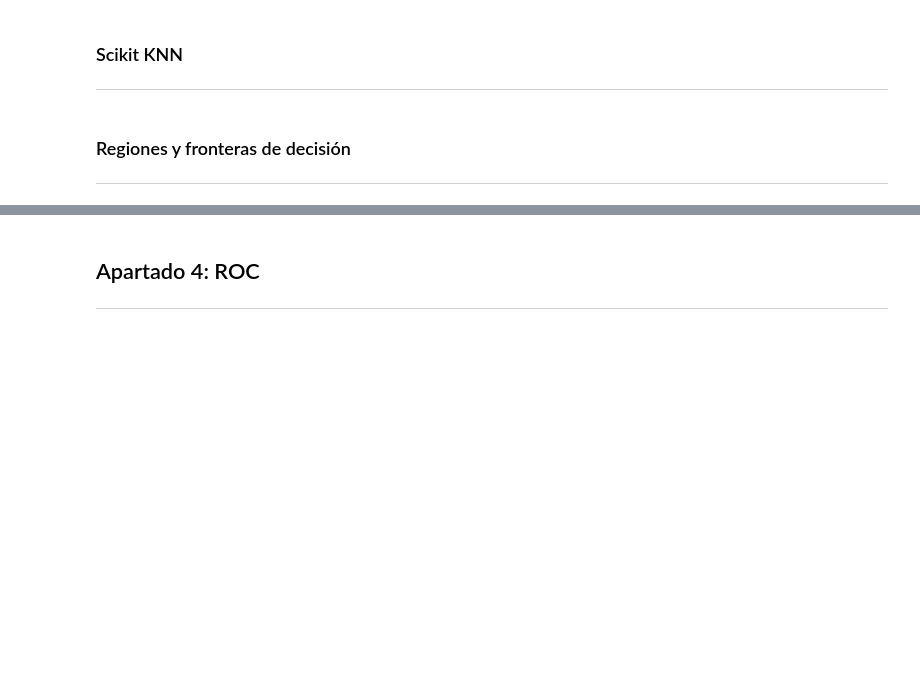
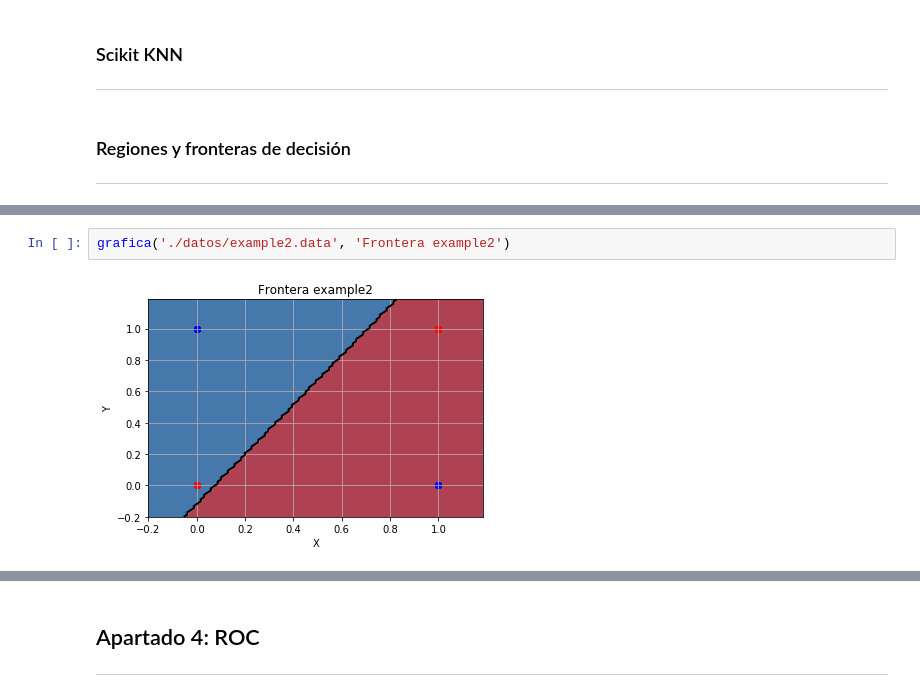
Before and after one commit to luciaasen/FAA, a Jupyter notebook: p2/FAAP2_1461_16.ipynb, the cells around one changed output, grey strips where cells are left out. Drawn from its saved outputs; the diff is of its cells as text; blank space fills up the shorter version.

```diff
--- a/p2/FAAP2_1461_16.ipynb
+++ b/p2/FAAP2_1461_16.ipynb
@@ -135,0 +228,4 @@ ___
+# %%
+grafica('./datos/example2.data', 'Frontera example2')
+# %% [output]
+[figure, added]
```
Also changed, not shown: parts of 25 cells of this notebook, 22 other files.
